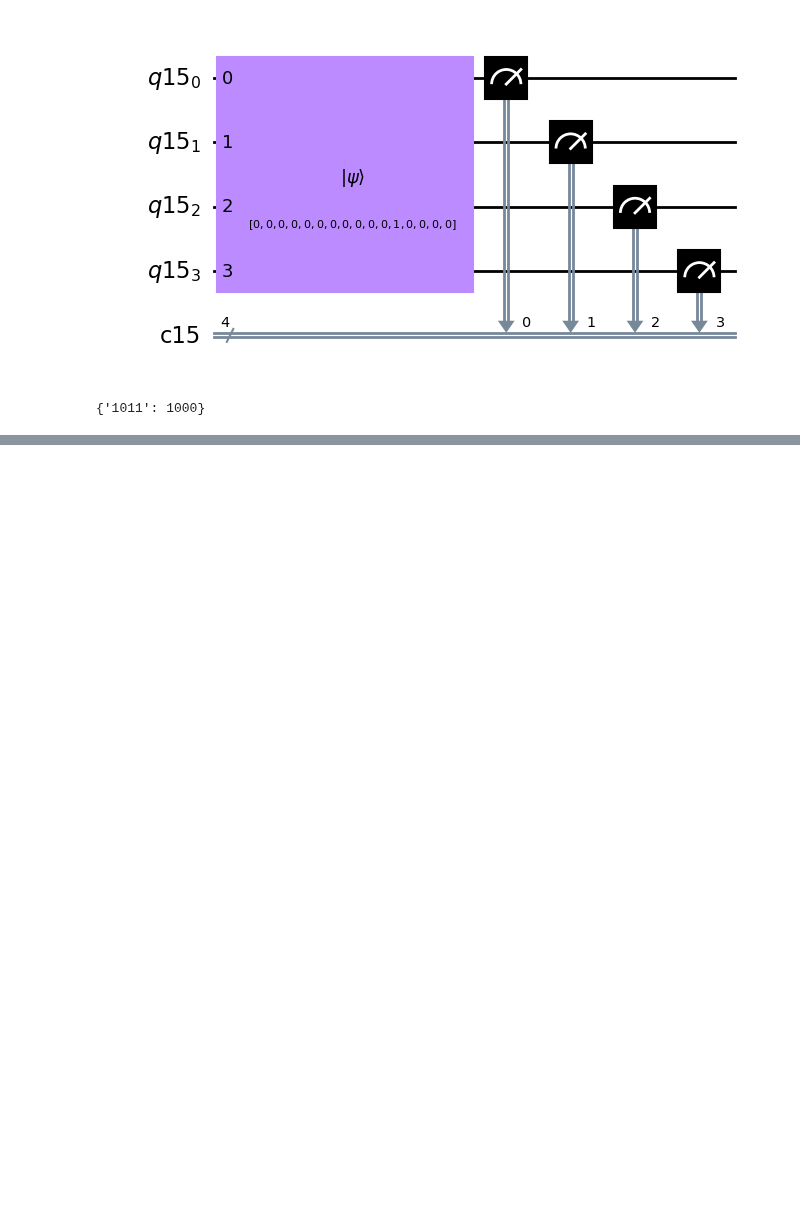
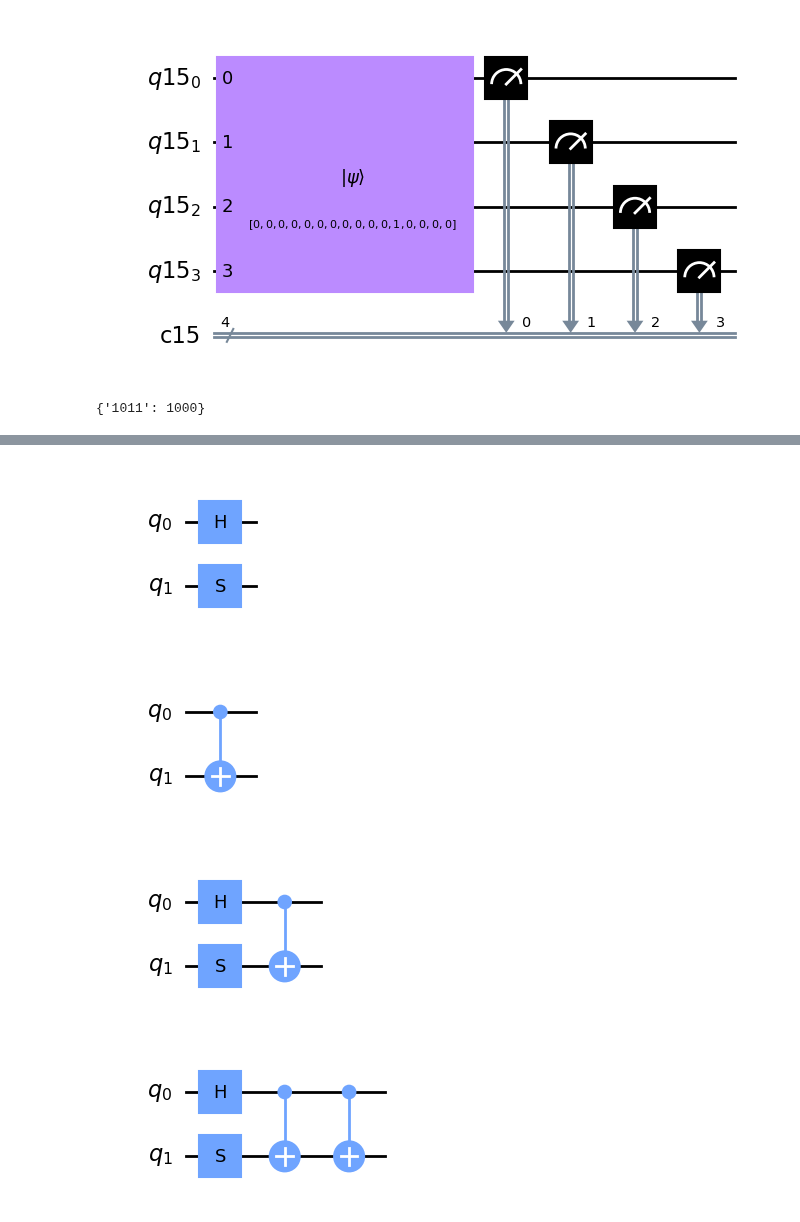
Before and after one commit to mrromaniuc/quantum-computing, a Jupyter notebook: IBMCertifiedAssociateDeveloperQiskit/1.7-Extend_Quantum_Circuits.ipynb, the cells around one changed output, grey strips where cells are left out. Drawn from its saved outputs; the diff is of its cells as text; code cells hidden in the pictures; blank space fills up the shorter version.

```diff
--- a/IBMCertifiedAssociateDeveloperQiskit/1.7-Extend_Quantum_Circuits.ipynb
+++ b/IBMCertifiedAssociateDeveloperQiskit/1.7-Extend_Quantum_Circuits.ipynb
@@ -118,0 +123,22 @@ print(results.get_counts())
+# %%
+from qiskit import QuantumCircuit
+
+qc1 = QuantumCircuit(2)
+qc1.h(0)
+qc1.s(1)
+display(qc1.draw())
+
+qc2 = QuantumCircuit(2)
+qc2.cx(0,1)
+display(qc2.draw())
+
+new_qc = qc1 & qc2 #combining two circuits - the operator "+" no longer works
+display(new_qc.draw())
+
+new_qc &= qc2
+display(new_qc.draw())
+# %% [output]
+[figure, added]
+[figure, added]
+[figure, added]
+[figure, added]
```
Also changed, not shown: parts of 5 cells of this notebook.
